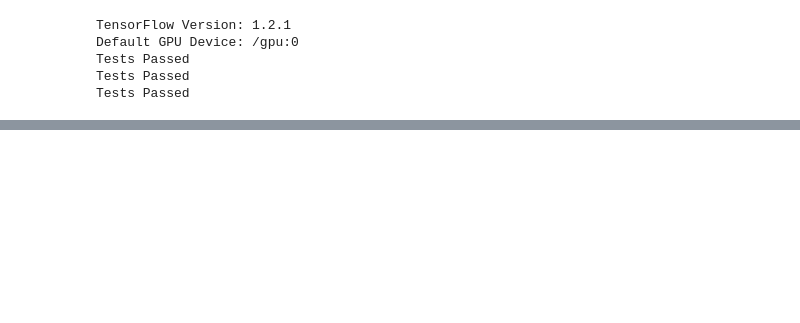
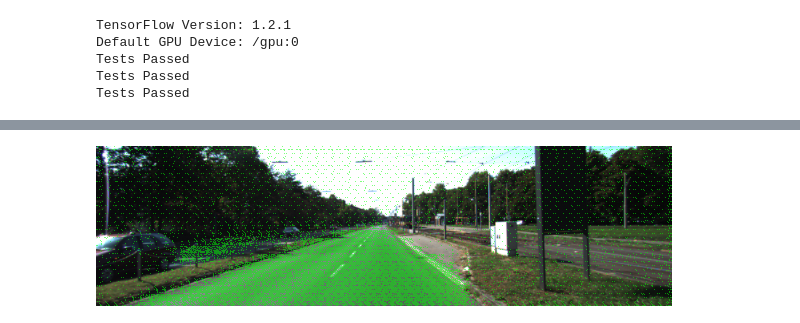
Before and after one commit to huboqiang/CarND-Semantic-Segmentation, a Jupyter notebook: using_model_for_prediction.ipynb, the cells around one changed output, grey strips where cells are left out. Saved outputs shown, nothing was run; the diff lists cells and outputs as text; code cells hidden in the pictures; blank space fills up the shorter version.

```diff
--- a/using_model_for_prediction.ipynb
+++ b/using_model_for_prediction.ipynb
@@ -100,0 +114,5 @@ INFO:tensorflow:Restoring parameters from ./models_l2_norm_lr00001_e100/eproch_9
+# %%
+l_img = predict_using_graphdef_file(l_input_images, graph_file="./freezed_model/optimized_graph.pb")
+l_img[0]
+# %% [output]
+[figure, added]
```
Also changed, not shown: parts of 21 cells of this notebook.
